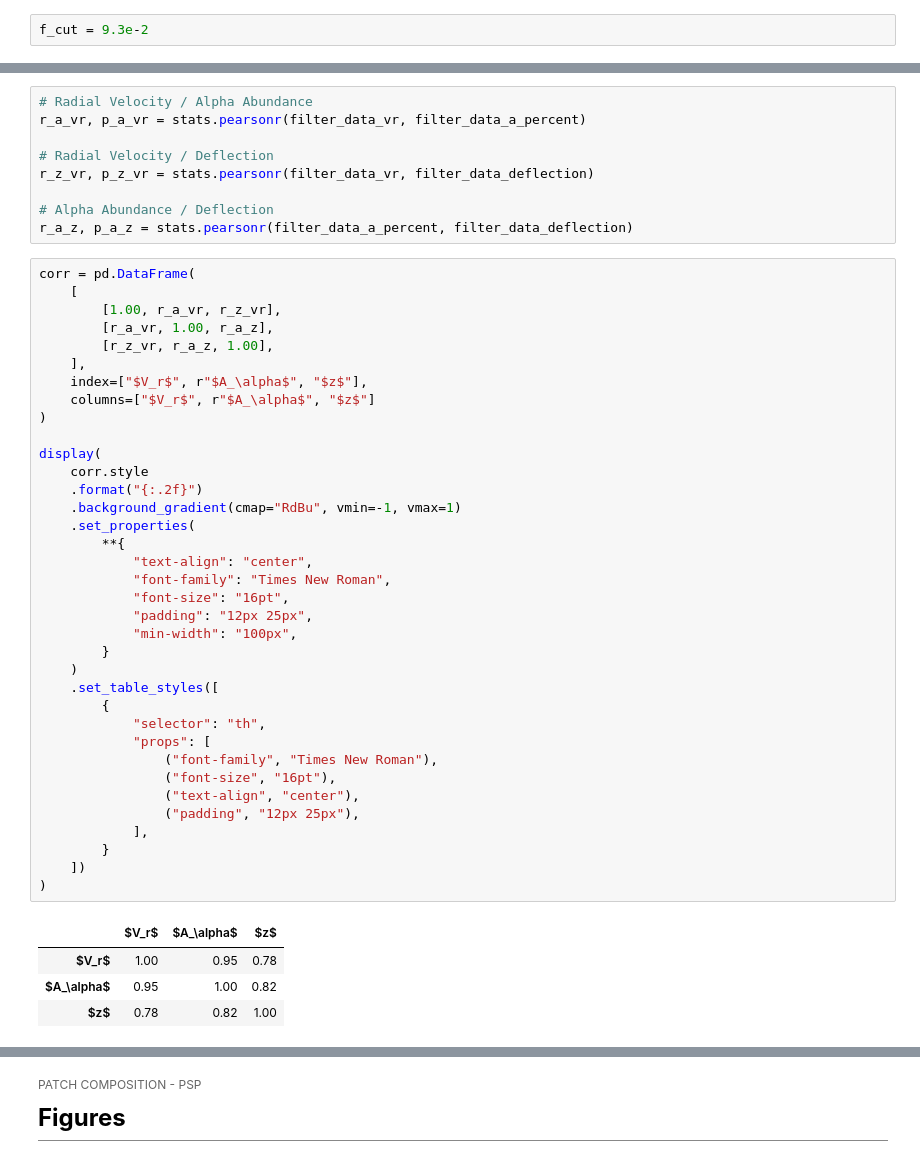
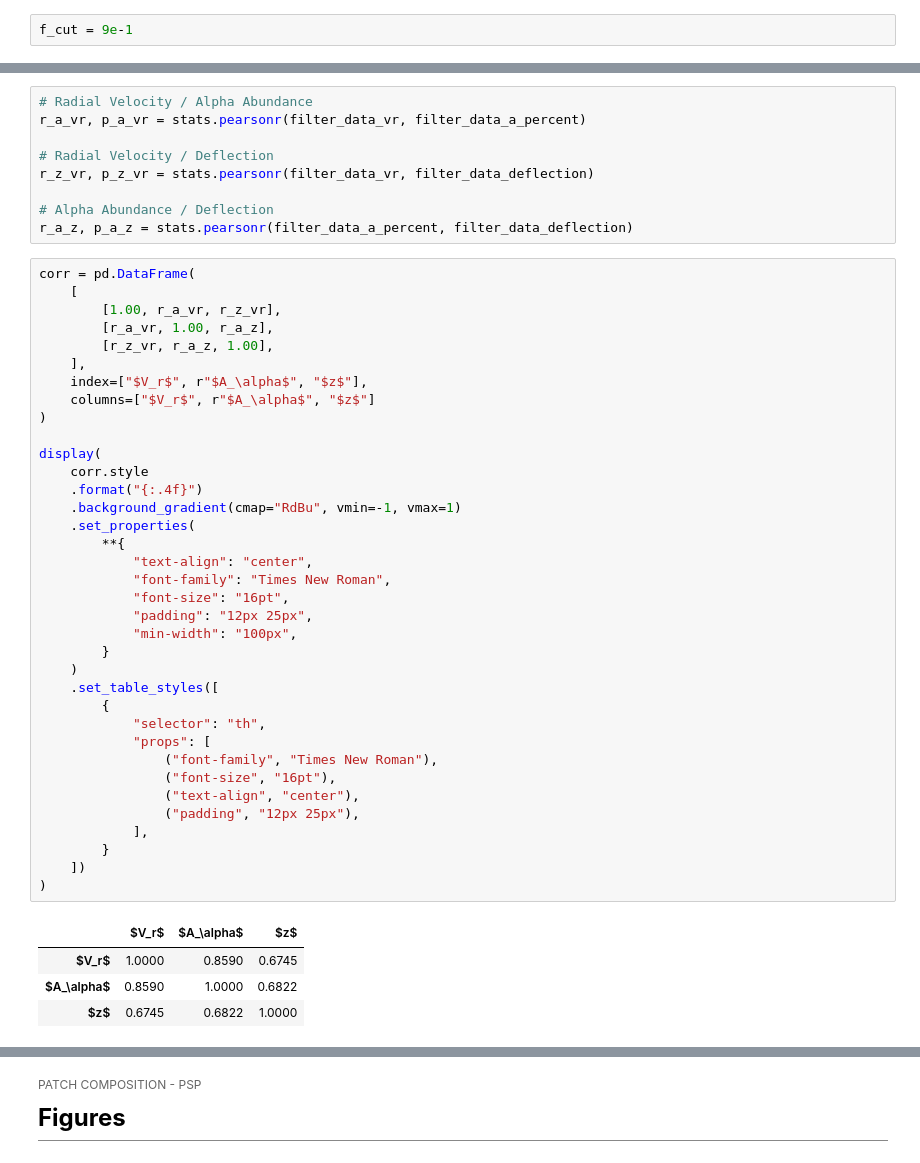
Before and after one commit to TristanVrg/patch-composition, a Jupyter notebook: Analysis/patch-psp.ipynb, the cells around one changed output, grey strips where cells are left out. Drawn from its saved outputs; the diff is of its cells as text.

```diff
--- a/Analysis/patch-psp.ipynb
+++ b/Analysis/patch-psp.ipynb
@@ -243,7 +279,7 @@ Fourier Analysis
 
 </div>
 # %%
-f_cut = 9.3e-2
+f_cut = 9e-1
 # %% [markdown]
 <div style="
     font-family: 'Times New Roman', serif;
@@ -539,34 +575,34 @@ corr = pd.DataFrame(
     index=["$V_r$", r"$A_\alpha$", "$z$"],
     columns=["$V_r$", r"$A_\alpha$", "$z$"]
 )
 
 display(
     corr.style
-    .format("{:.2f}")
+    .format("{:.4f}")
     .background_gradient(cmap="RdBu", vmin=-1, vmax=1)
     .set_properties(
         **{
             "text-align": "center",
             "font-family": "Times New Roman",
             "font-size": "16pt",
             "padding": "12px 25px",
             "min-width": "100px",
         }
     )
     .set_table_styles([
         {
             "selector": "th",
             "props": [
                 ("font-family", "Times New Roman"),
                 ("font-size", "16pt"),
                 ("text-align", "center"),
                 ("padding", "12px 25px"),
             ],
         }
     ])
 )
 # %% [output]
 |  | $V_r$ | $A_\alpha$ | $z$ |
-| $V_r$ | 1.00 | 0.95 | 0.78 |
-| $A_\alpha$ | 0.95 | 1.00 | 0.82 |
-| $z$ | 0.78 | 0.82 | 1.00 |
+| $V_r$ | 1.0000 | 0.8590 | 0.6745 |
+| $A_\alpha$ | 0.8590 | 1.0000 | 0.6822 |
+| $z$ | 0.6745 | 0.6822 | 1.0000 |
```
Also changed, not shown: parts of 8 cells of this notebook, 3 other files.
